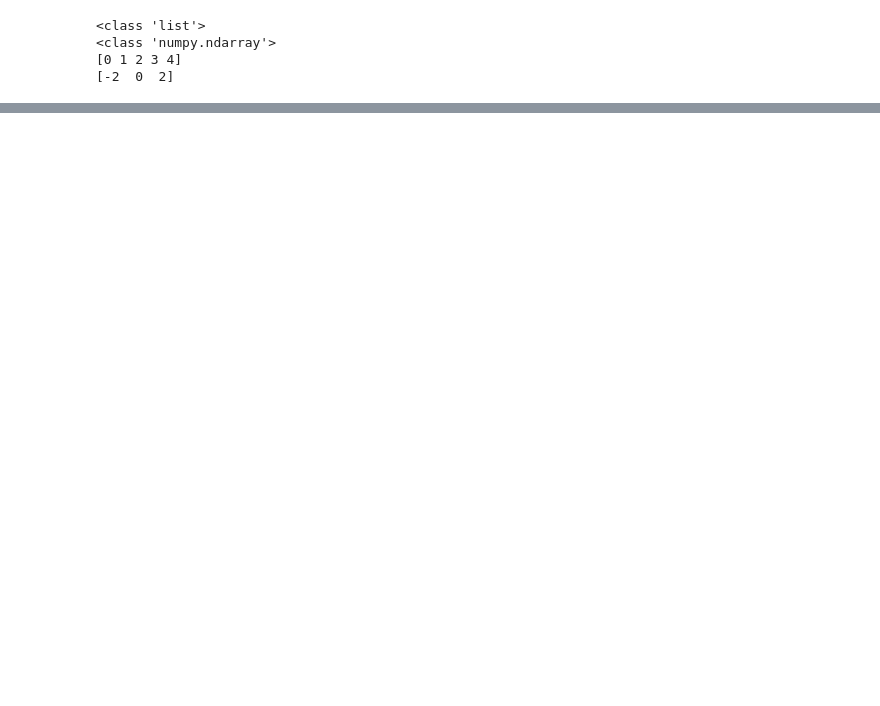
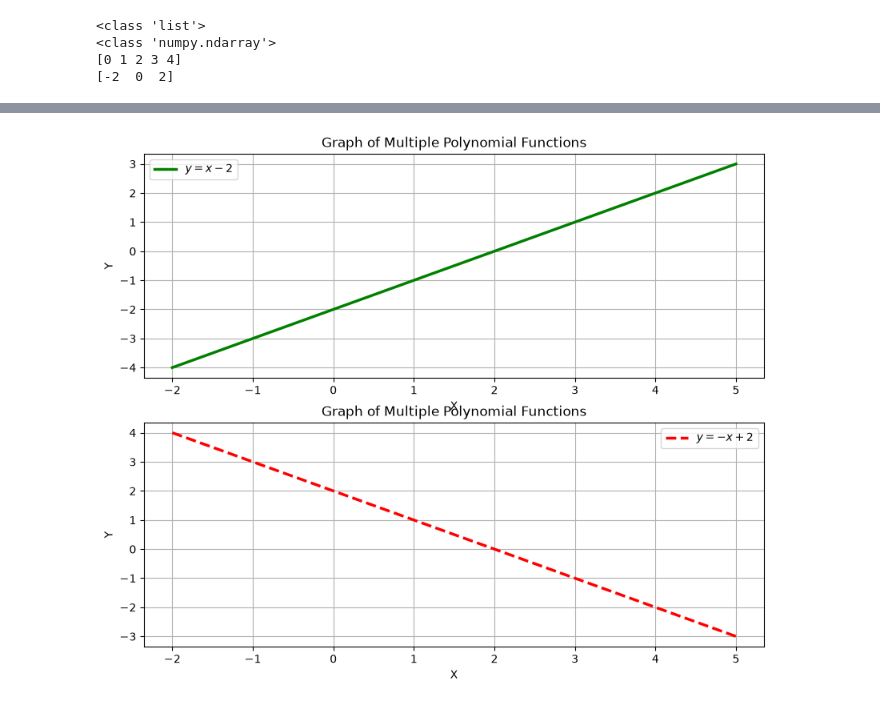
Before and after one commit to alirm9/newrep, a Jupyter notebook: pytonlab.ipynb, the cells around one changed output, grey strips where cells are left out. Saved outputs shown, nothing was run; the diff lists cells and outputs as text; code cells hidden in the pictures; blank space fills up the shorter version.

```diff
--- a/pytonlab.ipynb
+++ b/pytonlab.ipynb
@@ -46,0 +68,26 @@ plt.show()
+# %%
+# working with multiple subplots (axes)
+fig, ax = plt.subplots(2, figsize=(10, 8))
+
+x = np.linspace(-2, 5)
+
+y1 = x - 2
+plt.sca(ax[0])
+plt.plot(x, y1, linestyle='-', color='green', linewidth=2.5, label='$ y = x - 2 $')
+plt.grid(True)
+plt.xlabel("X")
+plt.ylabel("Y")
+plt.title("Graph of Multiple Polynomial Functions")
+plt.legend()
+
+y2 = -x + 2
+plt.sca(ax[1])
+plt.plot(x, y2, linestyle='--', color='red', linewidth=2.5, label='$ y = -x + 2 $')
+plt.grid(True)
+plt.xlabel("X")
+plt.ylabel("Y")
+plt.title("Graph of Multiple Polynomial Functions")
+plt.legend()
+plt.show()
+# %% [output]
+[figure, added]
```
Also changed, not shown: parts of 6 cells of this notebook, 1 other file.
